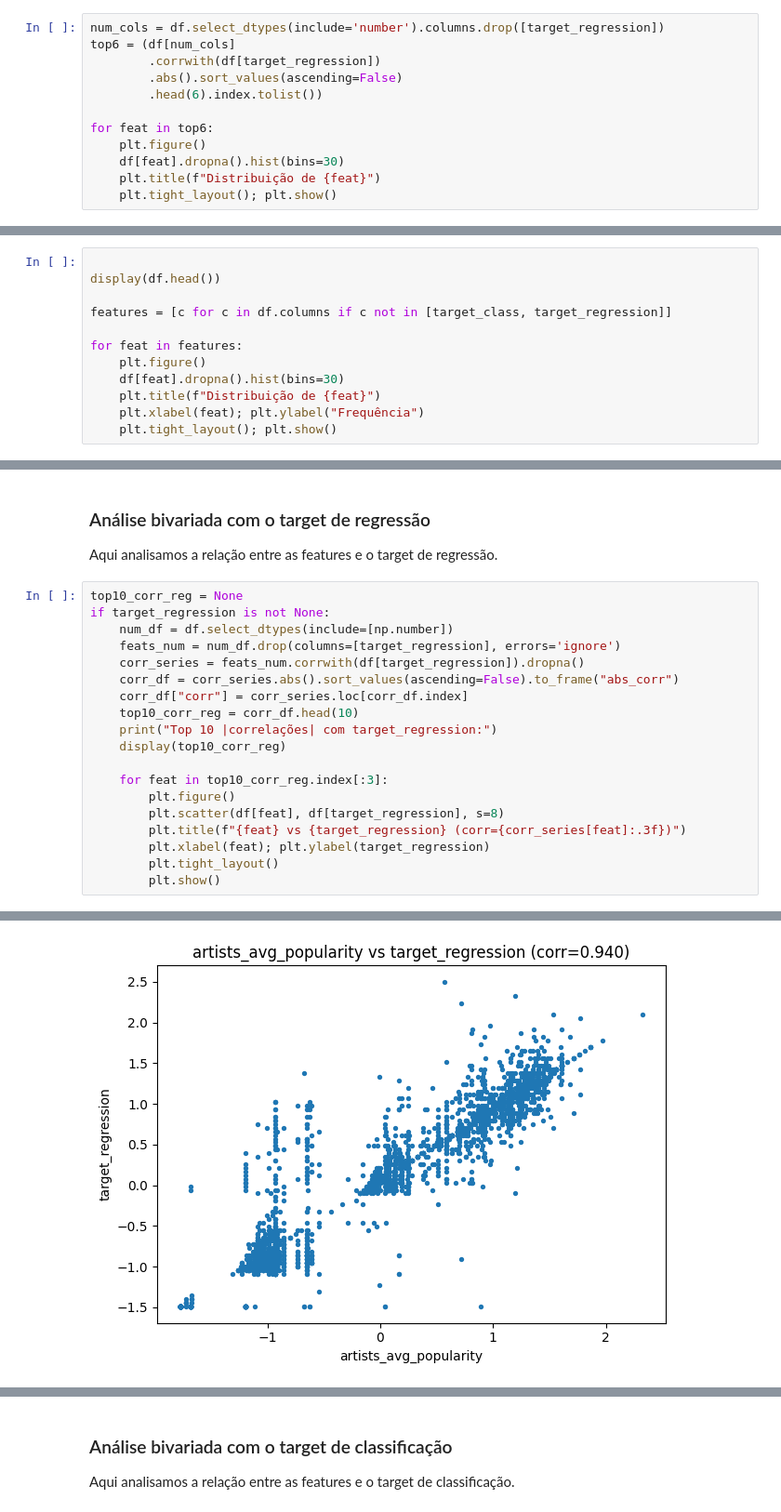
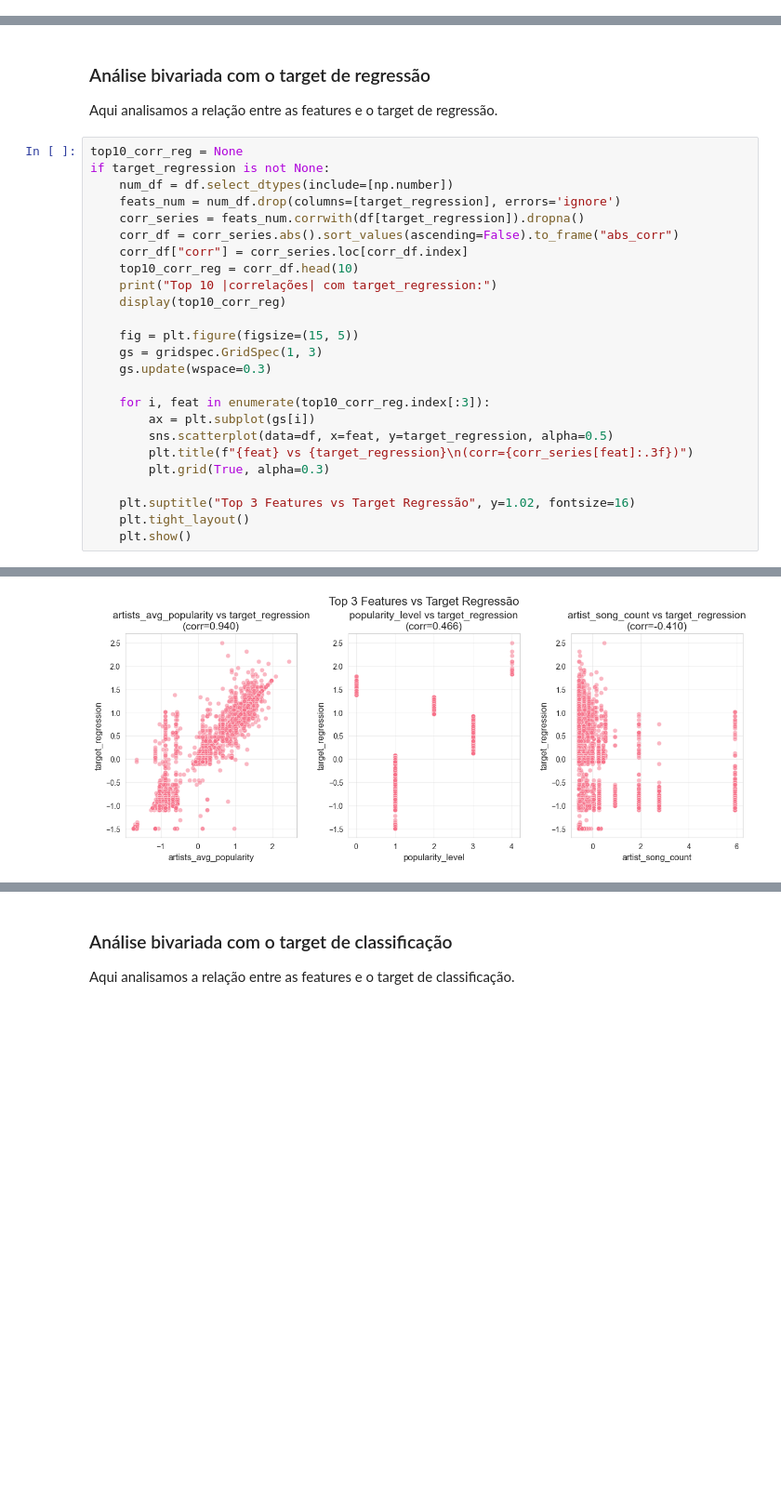
Before and after one commit to Mendoncaa/APRAU_G15, a Jupyter notebook: Projeto_1.ipynb, the cells around one changed output, grey strips where cells are left out. Shown at 93% size. Drawn from its saved outputs; the diff is of its cells as text; blank space fills up the shorter version.

```diff
--- a/Projeto_1.ipynb
+++ b/Projeto_1.ipynb
@@ -206,12 +252,0 @@ Separamos as features que apresentam maior correlação com o target de regress
-# %%
-num_cols = df.select_dtypes(include='number').columns.drop([target_regression])
-top6 = (df[num_cols]
-        .corrwith(df[target_regression])
-        .abs().sort_values(ascending=False)
-        .head(6).index.tolist())
-
-for feat in top6:
-    plt.figure()
-    df[feat].dropna().hist(bins=30)
-    plt.title(f"Distribuição de {feat}")
-    plt.tight_layout(); plt.show()
@@ -350,12 +371,0 @@ Aqui verificamos se as alterações feitas no dataset foram aplicadas corretamen
-# %%
-
-display(df.head())
-
-features = [c for c in df.columns if c not in [target_class, target_regression]]
-
-for feat in features:
-    plt.figure()
-    df[feat].dropna().hist(bins=30)
-    plt.title(f"Distribuição de {feat}")
-    plt.xlabel(feat); plt.ylabel("Frequência")
-    plt.tight_layout(); plt.show()
@@ -387,33 +378,39 @@ Aqui analisamos a relação entre as features e o target de regressão.
 # %%
 top10_corr_reg = None
 if target_regression is not None:
     num_df = df.select_dtypes(include=[np.number])
     feats_num = num_df.drop(columns=[target_regression], errors='ignore')
     corr_series = feats_num.corrwith(df[target_regression]).dropna()
     corr_df = corr_series.abs().sort_values(ascending=False).to_frame("abs_corr")
     corr_df["corr"] = corr_series.loc[corr_df.index]
     top10_corr_reg = corr_df.head(10)
     print("Top 10 |correlações| com target_regression:")
     display(top10_corr_reg)
 
-    for feat in top10_corr_reg.index[:3]:
-        plt.figure()
-        plt.scatter(df[feat], df[target_regression], s=8)
-        plt.title(f"{feat} vs {target_regression} (corr={corr_series[feat]:.3f})")
-        plt.xlabel(feat); plt.ylabel(target_regression)
-        plt.tight_layout()
-        plt.show()
+    fig = plt.figure(figsize=(15, 5))
+    gs = gridspec.GridSpec(1, 3)
+    gs.update(wspace=0.3)
+
+    for i, feat in enumerate(top10_corr_reg.index[:3]):
+        ax = plt.subplot(gs[i])
+        sns.scatterplot(data=df, x=feat, y=target_regression, alpha=0.5)
+        plt.title(f"{feat} vs {target_regression}\n(corr={corr_series[feat]:.3f})")
+        plt.grid(True, alpha=0.3)
+
+    plt.suptitle("Top 3 Features vs Target Regressão", y=1.02, fontsize=16)
+    plt.tight_layout()
+    plt.show()
 # %% [output]
 Top 10 |correlações| com target_regression:
 |  | abs_corr | corr |
 | artists_avg_popularity | 0.940299 | 0.940299 |
 | popularity_level | 0.466426 | 0.466426 |
 | artist_song_count | 0.409517 | -0.409517 |
 | explicit | 0.370942 | 0.370942 |
 | album_freq | 0.331766 | -0.331766 |
 | verbal_density | 0.331364 | 0.331364 |
 | mode_indicator | 0.242538 | -0.242538 |
 | positivity_index | 0.239019 | -0.239019 |
 | purity_score | 0.187523 | -0.187523 |
 | acoustics_instrumental | 0.155630 | 0.155630 |
-[figure, old version]
+[figure, new version]
```
Also changed, not shown: parts of 17 cells of this notebook.
